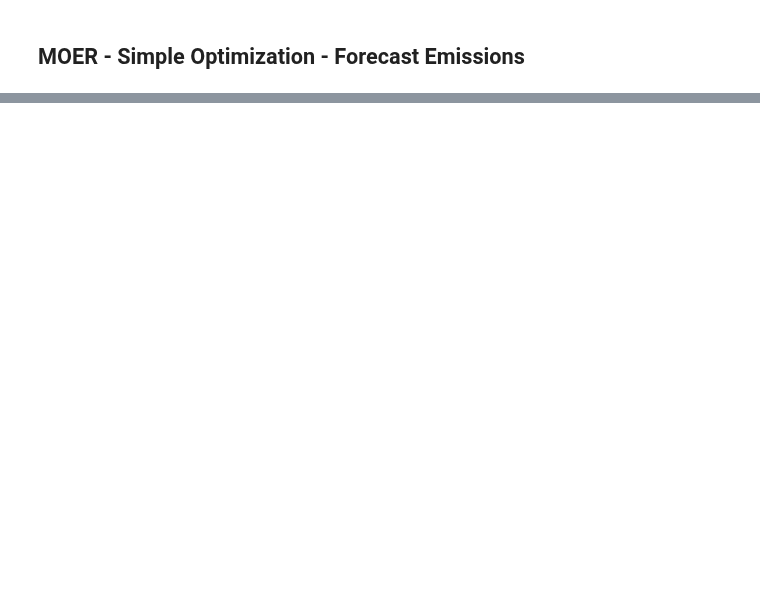
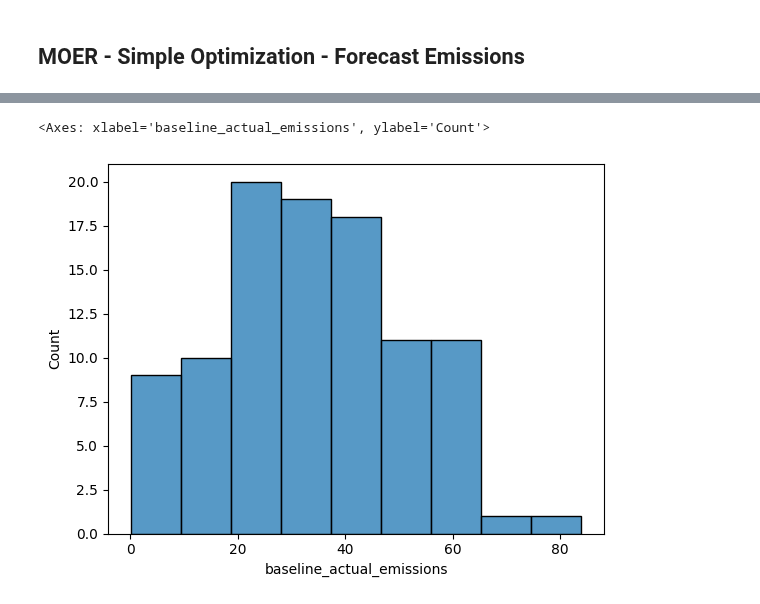
Before and after one commit to WattTime/watttime-python-client, a Jupyter notebook: evaluation/moer_synth_data_tests.ipynb, the cells around one changed output, grey strips where cells are left out. Drawn from its saved outputs; the diff is of its cells as text; code cells hidden in the pictures; blank space fills up the shorter version.

```diff
--- a/evaluation/moer_synth_data_tests.ipynb
+++ b/evaluation/moer_synth_data_tests.ipynb
@@ -99,6 +96,10 @@ synth_data['charger_simple_forecast']= synth_data.apply(
         axis = 1
         )
 
+synth_data['simple_charing_schedule'] = synth_data['charger_simple_forecast'].apply(
+    lambda  x: x.get_schedule()
+    )
+
 synth_data['simple_estimated_emissions'] = synth_data['charger_simple_forecast'].apply(
     lambda  x: x.get_total_cost()
     )
@@ -128,0 +118,5 @@ dtype: float64
+# %%
+sns.histplot(synth_data["baseline_actual_emissions"])
+# %% [output]
+<Axes: xlabel='baseline_actual_emissions', ylabel='Count'>
+[figure, added]
```
Also changed, not shown: parts of 10 cells of this notebook.
